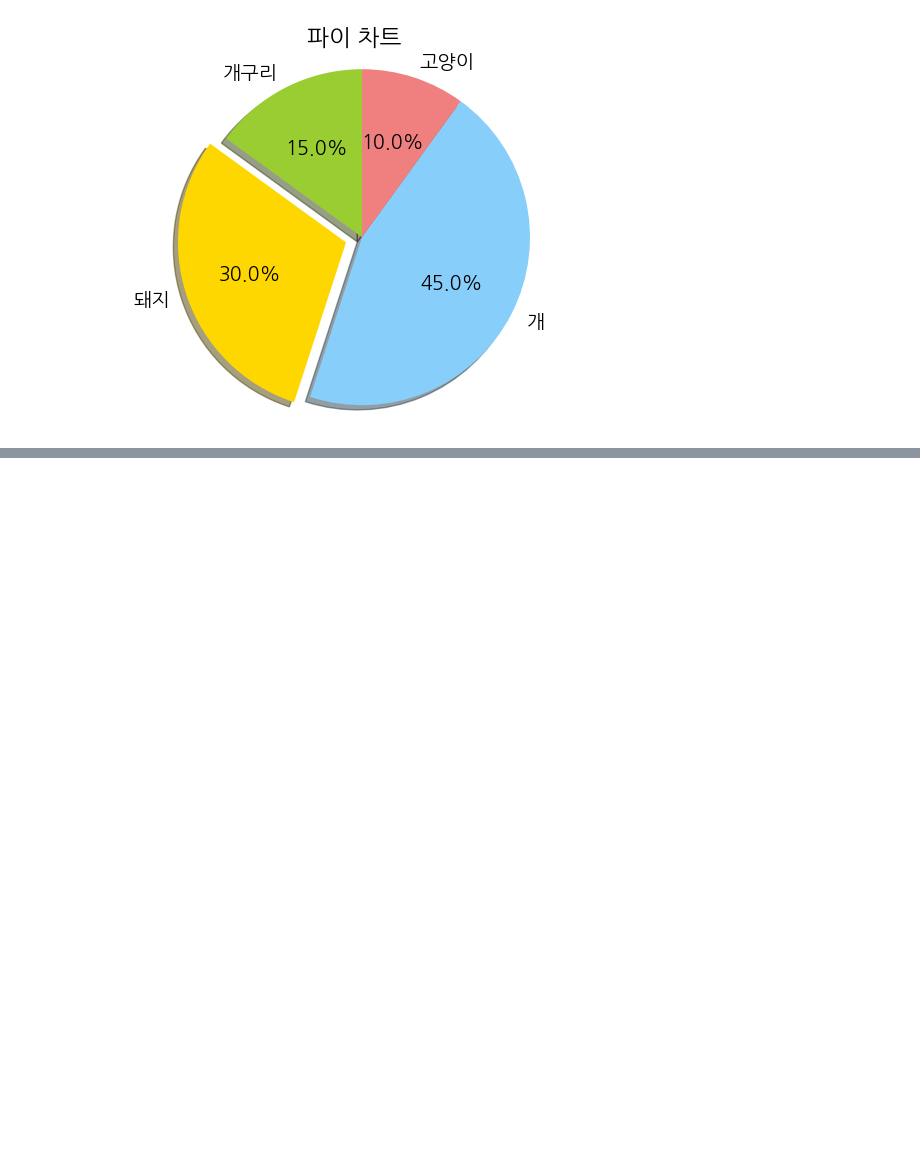
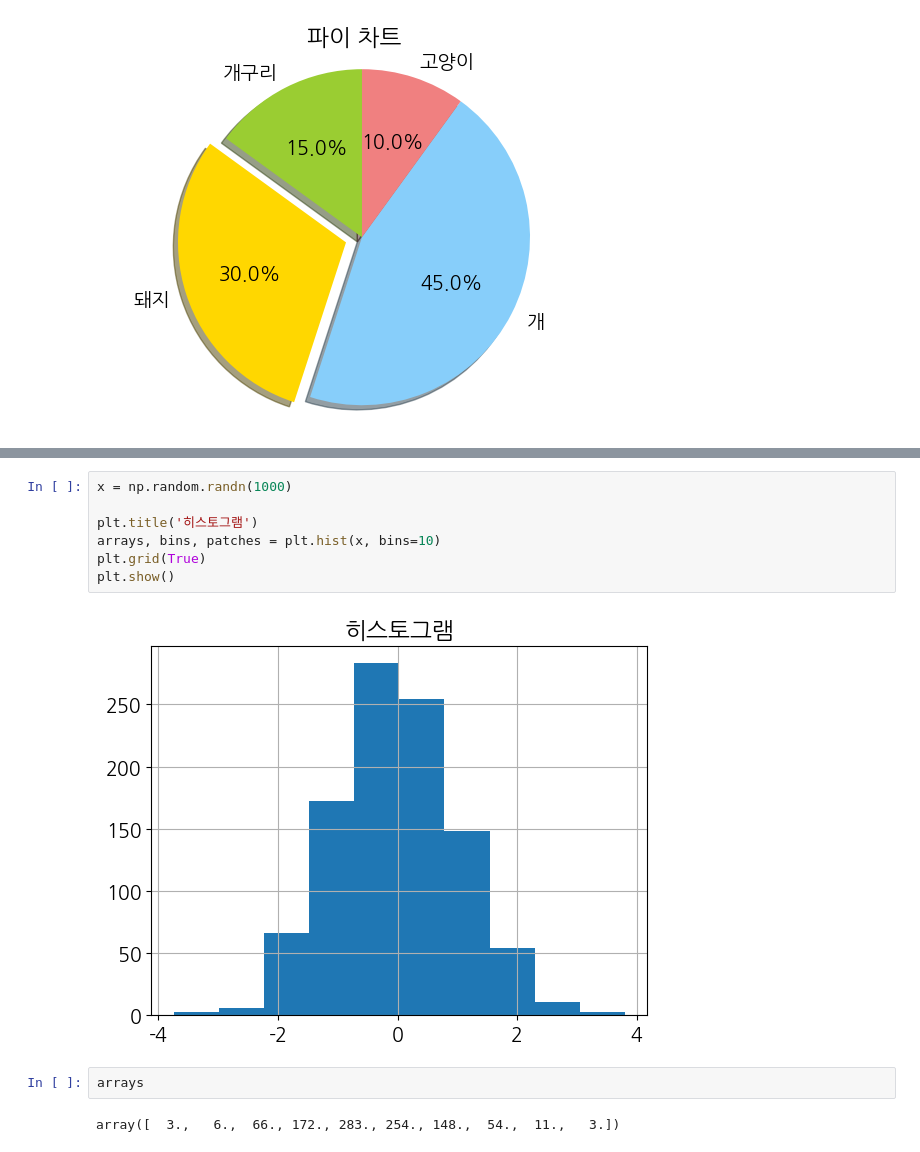
Before and after one commit to developernagk/STIS, a Jupyter notebook: pythonworkspace/matplotlib_visualize_data/matplotlib_variety_plots.ipynb, the cells around one changed output, grey strips where cells are left out. Cells and saved outputs as stored; diff of their text form; blank space fills up the shorter version.

```diff
--- a/pythonworkspace/matplotlib_visualize_data/matplotlib_variety_plots.ipynb
+++ b/pythonworkspace/matplotlib_visualize_data/matplotlib_variety_plots.ipynb
@@ -85,0 +100,13 @@ plt.show()
+# %%
+x = np.random.randn(1000)
+
+plt.title('히스토그램')
+arrays, bins, patches = plt.hist(x, bins=10)
+plt.grid(True)
+plt.show()
+# %% [output]
+[figure, added]
+# %%
+arrays
+# %% [output]
+array([  3.,   6.,  66., 172., 283., 254., 148.,  54.,  11.,   3.])
```
Also changed, not shown: parts of 14 cells of this notebook.
